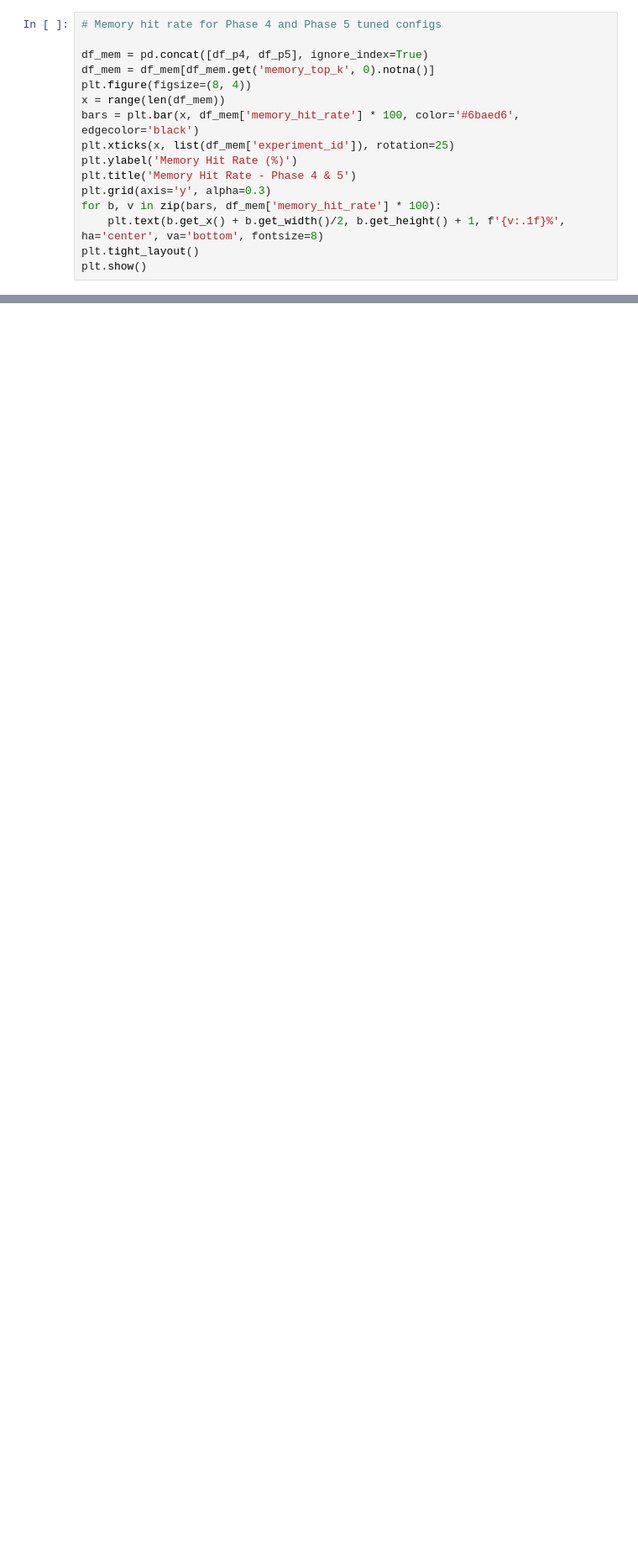
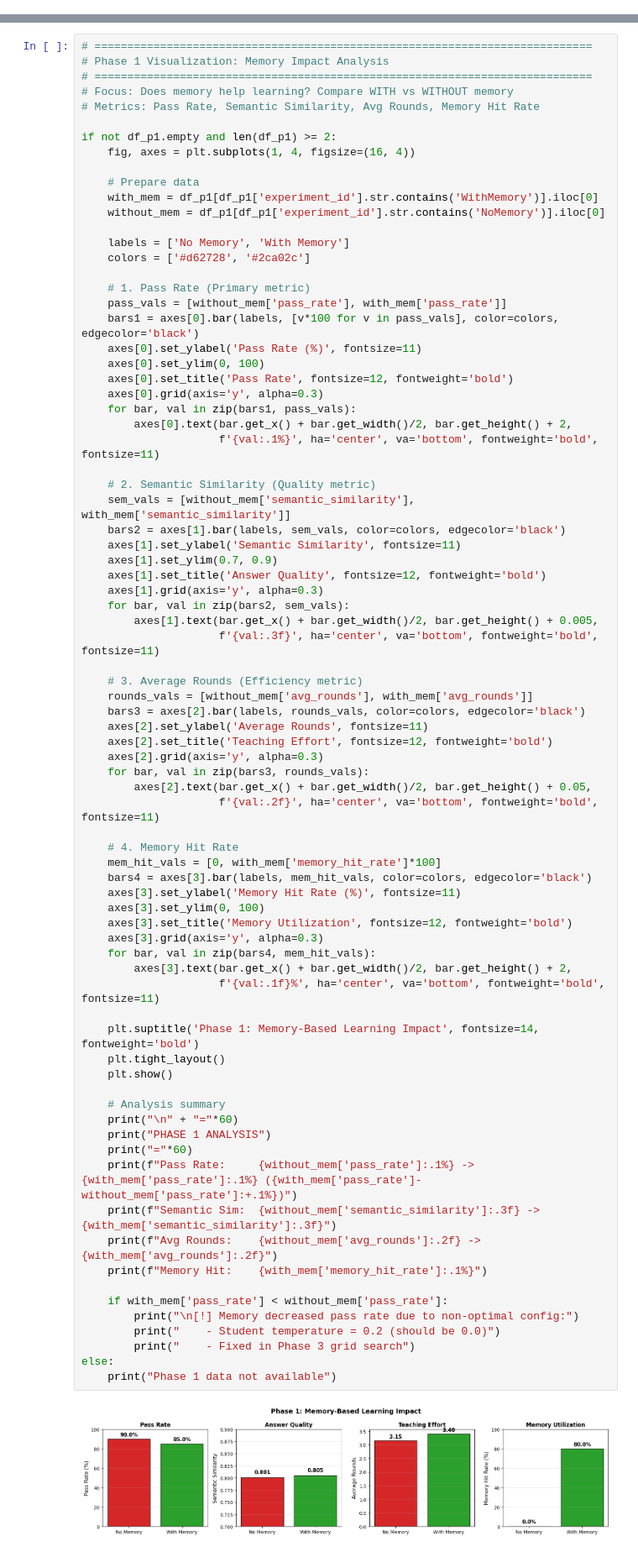
Before and after one commit to PhakphoomD/Teaching-light-weight-llm, a Jupyter notebook: notebooks/experiment.ipynb, the cells around one changed output, grey strips where cells are left out. Shown at 84% size. Drawn from its saved outputs; the diff is of its cells as text; blank space fills up the shorter version.

```diff
--- a/notebooks/experiment.ipynb
+++ b/notebooks/experiment.ipynb
@@ -1157,16 +0,0 @@ plt.show()
-# %%
-# Memory hit rate for Phase 4 and Phase 5 tuned configs
-
-df_mem = pd.concat([df_p4, df_p5], ignore_index=True)
-df_mem = df_mem[df_mem.get('memory_top_k', 0).notna()]
-plt.figure(figsize=(8, 4))
-x = range(len(df_mem))
-bars = plt.bar(x, df_mem['memory_hit_rate'] * 100, color='#6baed6', edgecolor='black')
-plt.xticks(x, list(df_mem['experiment_id']), rotation=25)
-plt.ylabel('Memory Hit Rate (%)')
-plt.title('Memory Hit Rate - Phase 4 & 5')
-plt.grid(axis='y', alpha=0.3)
-for b, v in zip(bars, df_mem['memory_hit_rate'] * 100):
-    plt.text(b.get_x() + b.get_width()/2, b.get_height() + 1, f'{v:.1f}%', ha='center', va='bottom', fontsize=8)
-plt.tight_layout()
-plt.show()
@@ -1287,0 +2498,81 @@ def cast_numeric(df: pd.DataFrame, cols):
+# %%
+# ============================================================================
+# Phase 1 Visualization: Memory Impact Analysis
+# ============================================================================
+# Focus: Does memory help learning? Compare WITH vs WITHOUT memory
+# Metrics: Pass Rate, Semantic Similarity, Avg Rounds, Memory Hit Rate
+
+if not df_p1.empty and len(df_p1) >= 2:
+    fig, axes = plt.subplots(1, 4, figsize=(16, 4))
+
+    # Prepare data
+    with_mem = df_p1[df_p1['experiment_id'].str.contains('WithMemory')].iloc[0]
+    without_mem = df_p1[df_p1['experiment_id'].str.contains('NoMemory')].iloc[0]
+
+    labels = ['No Memory', 'With Memory']
+    colors = ['#d62728', '#2ca02c']
+
+    # 1. Pass Rate (Primary metric)
+    pass_vals = [without_mem['pass_rate'], with_mem['pass_rate']]
+    bars1 = axes[0].bar(labels, [v*100 for v in pass_vals], color=colors, edgecolor='black')
+    axes[0].set_ylabel('Pass Rate (%)', fontsize=11)
+    axes[0].set_ylim(0, 100)
+    axes[0].set_title('Pass Rate', fontsize=12, fontweight='bold')
+    axes[0].grid(axis='y', alpha=0.3)
+    for bar, val in zip(bars1, pass_vals):
+        axes[0].text(bar.get_x() + bar.get_width()/2, bar.get_height() + 2,
+                     f'{val:.1%}', ha='center', va='bottom', fontweight='bold', fontsize=11)
+
+    # 2. Semantic Similarity (Quality metric)
+    sem_vals = [without_mem['semantic_similarity'], with_mem['semantic_similarity']]
+    bars2 = axes[1].bar(labels, sem_vals, color=colors, edgecolor='black')
+    axes[1].set_ylabel('Semantic Similarity', fontsize=11)
+    axes[1].set_ylim(0.7, 0.9)
+    axes[1].set_title('Answer Quality', fontsize=12, fontweight='bold')
+    axes[1].grid(axis='y', alpha=0.3)
+    for bar, val in zip(bars2, sem_vals):
+        axes[1].text(bar.get_x() + bar.get_width()/2, bar.get_height() + 0.005,
+                     f'{val:.3f}', ha='center', va='bottom', fontweight='bold', fontsize=11)
+
+    # 3. Average Rounds (Efficiency metric)
+    rounds_vals = [without_mem['avg_rounds'], with_mem['avg_rounds']]
+    bars3 = axes[2].bar(labels, rounds_vals, color=colors, edgecolor='black')
+    axes[2].set_ylabel('Average Rounds', fontsize=11)
+    axes[2].set_title('Teaching Effort', fontsize=12, fontweight='bold')
+    axes[2].grid(axis='y', alpha=0.3)
+    for bar, val in zip(bars3, rounds_vals):
+        axes[2].text(bar.get_x() + bar.get_width()/2, bar.get_height() + 0.05,
+                     f'{val:.2f}', ha='center', va='bottom', fontweight='bold', fontsize=11)
+
+    # 4. Memory Hit Rate
+    mem_hit_vals = [0, with_mem['memory_hit_rate']*100]
+    bars4 = axes[3].bar(labels, mem_hit_vals, color=colors, edgecolor='black')
+    axes[3].set_ylabel('Memory Hit Rate (%)', fontsize=11)
+    axes[3].set_ylim(0, 100)
+    axes[3].set_title('Memory Utilization', fontsize=12, fontweight='bold')
+    axes[3].grid(axis='y', alpha=0.3)
+    for bar, val in zip(bars4, mem_hit_vals):
+        axes[3].text(bar.get_x() + bar.get_width()/2, bar.get_height() + 2,
+                     f'{val:.1f}%', ha='center', va='bottom', fontweight='bold', fontsize=11)
+
+    plt.suptitle('Phase 1: Memory-Based Learning Impact', fontsize=14, fontweight='bold')
+    plt.tight_layout()
+    plt.show()
+
+    # Analysis summary
+    print("\n" + "="*60)
+    print("PHASE 1 ANALYSIS")
+    print("="*60)
+    print(f"Pass Rate:     {without_mem['pass_rate']:.1%} -> {with_mem['pass_rate']:.1%} ({with_mem['pass_rate']-without_mem['pass_rate']:+.1%})")
+    print(f"Semantic Sim:  {without_mem['semantic_similarity']:.3f} -> {with_mem['semantic_similarity']:.3f}")
+    print(f"Avg Rounds:    {without_mem['avg_rounds']:.2f} -> {with_mem['avg_rounds']:.2f}")
+    print(f"Memory Hit:    {with_mem['memory_hit_rate']:.1%}")
+
+    if with_mem['pass_rate'] < without_mem['pass_rate']:
+        print("\n[!] Memory decreased pass rate due to non-optimal config:")
+        print("    - Student temperature = 0.2 (should be 0.0)")
+        print("    - Fixed in Phase 3 grid search")
+else:
+    print("Phase 1 data not available")
+# %% [output]
+[figure, added]
```
Also changed, not shown: parts of 98 cells of this notebook, 4 other files.
